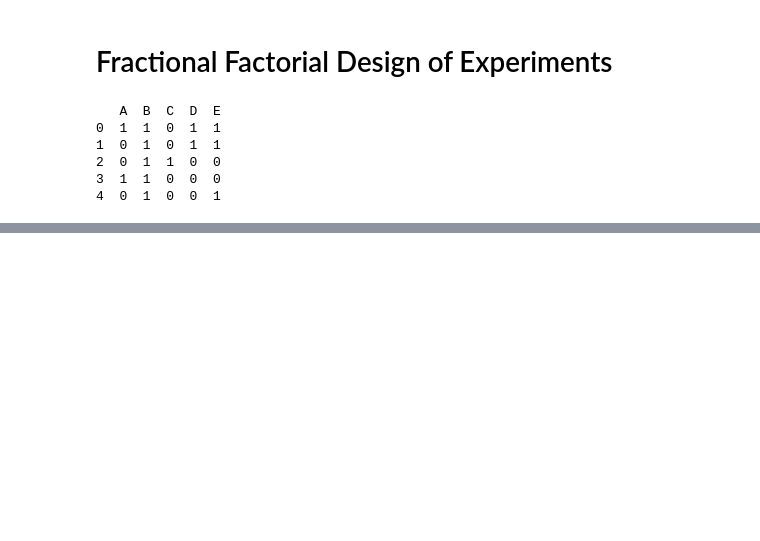
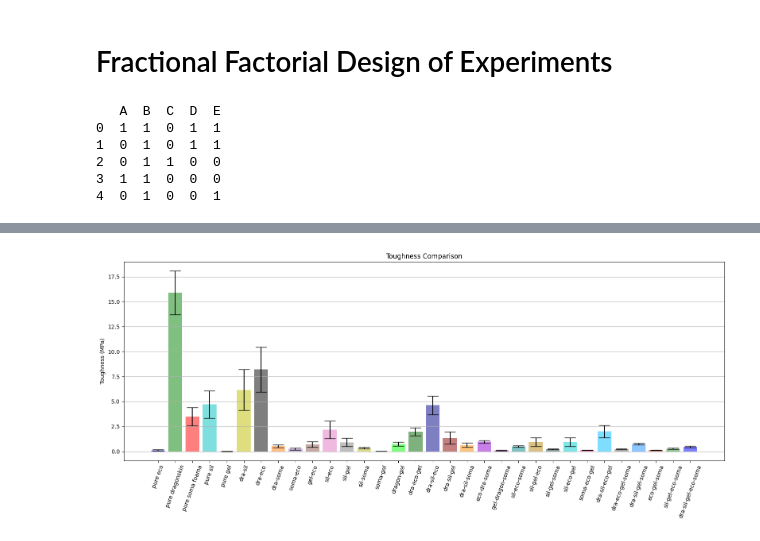
Before and after one commit to te5msride/materials_comparison, a Jupyter notebook: materials_comparison_fix.ipynb, the cells around one changed output, grey strips where cells are left out. Drawn from its saved outputs; the diff is of its cells as text; code cells hidden in the pictures; blank space fills up the shorter version.

```diff
--- a/materials_comparison_fix.ipynb
+++ b/materials_comparison_fix.ipynb
@@ -629,0 +609,45 @@ Notes:
+# %%
+#bar graph for toughness
+materials = [
+    'pure eco','pure dragonskin', 'pure soma foama','pure sil','pure gel',  # One-Part
+    'dra-sil', 'dra-eco', 'dra-soma', 'soma-eco', 'gel-eco', 'sil-eco', 'sil-gel', 'sil-soma', 'soma-gel', 'dragon-gel',  # Two-Part
+    'dra-eco-gel', 'dra-sil-eco', 'dra-sil-gel', 'dra-sil-soma', 'eco-dra-soma', 'gel-dragon-soma', 'sil-eco-soma', 'sil-gel-eco', 'sil-gel-soma', 'sil-eco-gel', 'soma-eco-gel', 'dra-sil-eco-gel',  # Three-Part
+    'dra-eco-gel-soma', 'dra-sil-gel-soma',
+    'eco-gel-soma', 'sil-gel-eco-soma',  # Four-Part
+    'dra-sil-gel-eco-soma'  # Five-Part
+]
+
+CTEs = [
+
+    pure_gel_toughness_mean, pure_dragon_toughness_mean, pure_eco_toughness_mean, pure_sil_toughness_mean, pure_soma_foama_toughness_mean,  # One-Part
+    dra_sil_toughness_mean, dra_eco_toughness_mean, dra_soma_toughness_mean, soma_eco_toughness_mean, gel_eco_toughness_mean, sil_eco_toughness_mean, sil_gel_toughness_mean, sil_soma_toughness_mean, soma_gel_toughness_mean, dragon_gel_toughness_mean,  # Two-Part
+    dra_eco_gel_toughness_mean, dra_sil_eco_toughness_mean, dra_sil_gel_toughness_mean, dragon_soma_sil_toughness_mean, eco_dra_soma_toughness_mean, gel_dragon_soma_toughness_mean, sil_eco_soma_toughness_mean, sil_eco_gel_toughness_mean, sil_gel_soma_toughness_mean, sil_eco_gel_toughness_mean, eco_gel_soma_toughness_mean, dra_sil_eco_gel_toughness_mean,  # Three-Part
+    dra_eco_gel_soma_toughness_mean, dra_sil_gel_soma_toughness_mean, eco_gel_soma_toughness_mean, sil_gel_eco_soma_toughness_mean,  # Four-Part
+    dra_sil_gel_eco_soma_toughness_mean  # Five-Part
+]
+
+error = [
+    pure_gel_toughness_std, pure_dragon_toughness_std, pure_eco_toughness_std, pure_sil_toughness_std, pure_soma_foama_toughness_std,  # One-Part
+    dra_sil_toughness_std, dra_eco_toughness_std, dra_soma_toughness_std, soma_eco_toughness_std, gel_eco_toughness_std, sil_eco_toughness_std, sil_gel_toughness_std, sil_soma_toughness_std, soma_gel_toughness_std, dragon_gel_toughness_std,  # Two-Part
+    dra_eco_gel_toughness_std, dra_sil_eco_toughness_std, dra_sil_gel_toughness_std, dragon_soma_sil_toughness_std, eco_dra_soma_toughness_std, gel_dragon_soma_toughness_std, sil_eco_soma_toughness_std, sil_eco_gel_toughness_std, sil_gel_soma_toughness_std, sil_eco_gel_toughness_std, eco_gel_soma_toughness_std, dra_sil_eco_gel_toughness_std,  # Three-Part
+    dra_eco_gel_soma_toughness_std, dra_sil_gel_soma_toughness_std, eco_gel_soma_toughness_std, sil_gel_eco_soma_toughness_std,  # Four-Part
+    dra_sil_gel_eco_soma_toughness_std  # Five-Part
+]
+
+x_pos = np.arange(len(materials))
+
+fig, ax = plt.subplots(figsize=(16, 7))
+ax.bar(x_pos, CTEs, yerr=error, align='center', alpha=0.5, ecolor='black', capsize=10, color=colors)
+ax.set_ylabel("Toughness (MPa)")
+ax.set_xticks(x_pos)
+ax.set_xticklabels(materials, rotation=70)
+ax.set_title("Toughness Comparison")
+ax.yaxis.grid(True)
+
+plt.subplots_adjust(bottom=0.25)
+plt.tight_layout()
+fig.savefig('bar_plot_toughness_all_materials.png', dpi=300)
+#save as svg
+fig.savefig('bar_plot_toughness_all_materials.svg', dpi=300)
+# %% [output]
+[figure, added]
```
Also changed, not shown: parts of 10 cells of this notebook, 8 other files.
